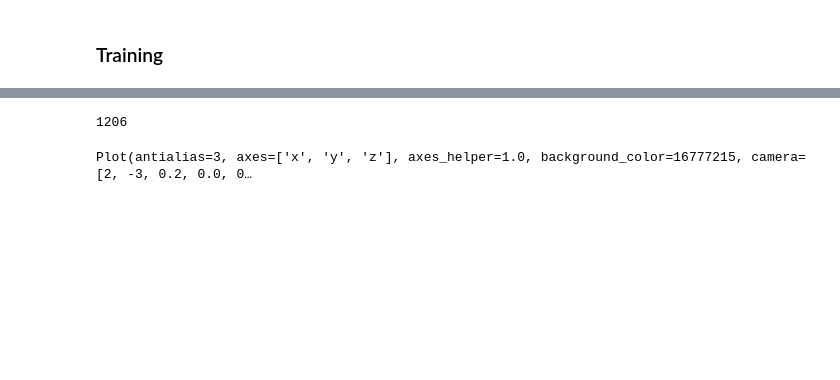
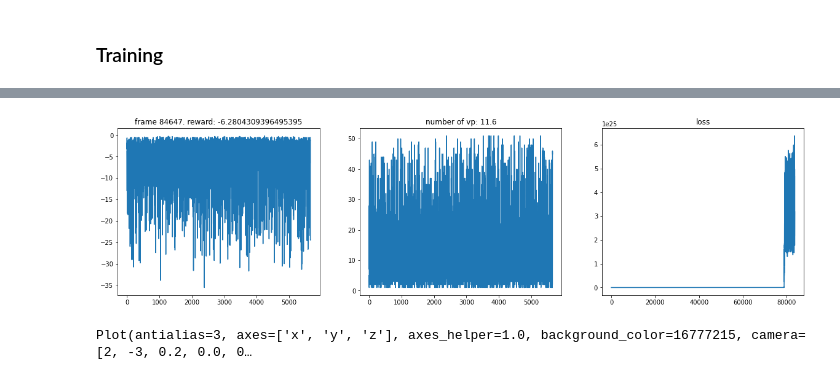
Before and after one commit to PotapovaSofia/NextBestViewRL, a Jupyter notebook: Train.ipynb, the cells around one changed output, grey strips where cells are left out. Drawn from its saved outputs; the diff is of its cells as text; code cells hidden in the pictures; blank space fills up the shorter version.

```diff
--- a/Train.ipynb
+++ b/Train.ipynb
@@ -182,4 +206,0 @@ for i, r in enumerate(replay_buffer._rewards):
-# %%
-i
-# %% [output]
-1206
@@ -274,3 +207,7 @@ class DiskReplayBuffer:
+# %%
+plot(frame_idx, all_rewards, all_nofs, losses)
+# %% [output]
+[figure, added]
 # %%
 mesh = env.env.env.env.env.model.mesh
 illustrate_mesh(mesh.vertices, mesh.faces)
```
Also changed, not shown: parts of 19 cells of this notebook, 5 other files.
